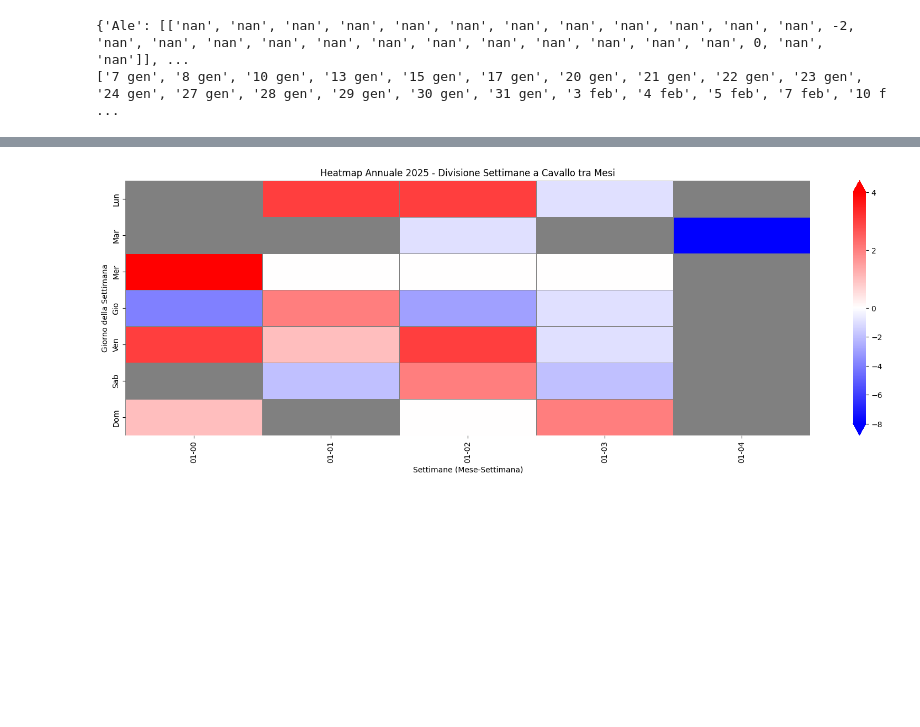
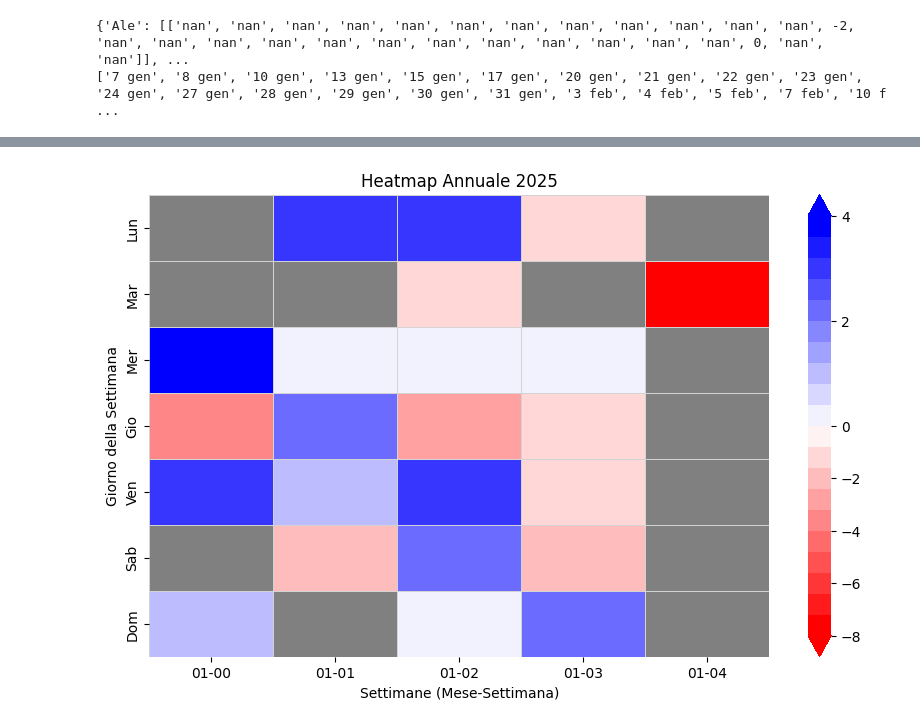
Before and after one commit to marcybon/test_nb, a Jupyter notebook: bestemmie_1.ipynb, the cells around one changed output, grey strips where cells are left out. Cells and saved outputs as stored; diff of their text form; code cells hidden in the pictures; blank space fills up the shorter version.

```diff
--- a/bestemmie_1.ipynb
+++ b/bestemmie_1.ipynb
@@ -682,37 +679,37 @@ def crea_heatmap_annuale(anno):
     # Aggrega i valori per settimana e giorno (media dei valori se più persone hanno dati)
     df = df.groupby(['Settimana', 'Giorno'], as_index=False).mean()
 
     # Pivot per creare la matrice per la heatmap
     df_pivot = df.pivot(index='Giorno', columns='Settimana', values='Valore')
     df_pivot = df_pivot.reindex(giorni_settimana)  # Ordina i giorni della settimana
 
     # Definisci la colormap per daltonici (blu → bianco → rosso)
-    colors = ["blue", "white", "red"]
-    custom_cmap = LinearSegmentedColormap.from_list("custom_cmap", colors, N=256)
+    colors = ["red", "white", "blue"]
+    custom_cmap = LinearSegmentedColormap.from_list("custom_cmap", colors, N=20)
 
     # Normalizzazione centrata su 0
     norm = TwoSlopeNorm(vmin=df_pivot.min().min(), vcenter=0, vmax=df_pivot.max().max())
 
     # Crea una maschera per i valori NaN (grigio)
     mask = df_pivot.isnull()
 
     # Crea la heatmap
-    plt.figure(figsize=(20, 6))
+    plt.figure(figsize=(10, 6))
     ax = sns.heatmap(
         df_pivot, annot=False, cmap=custom_cmap, fmt='d', norm=norm,
-        linewidths=0.5, linecolor='gray', mask=mask, cbar_kws={'extend': 'both'}
+        linewidths=0.5, linecolor='lightgray', mask=mask, cbar_kws={'extend': 'both'}
     )
 
     # Imposta lo sfondo delle celle NaN a grigio
     ax.set_facecolor('grey')
 
-    plt.title(f'Heatmap Annuale {anno} - Divisione Settimane a Cavallo tra Mesi')
+    plt.title(f'Heatmap Annuale {anno}')
     plt.xlabel('Settimane (Mese-Settimana)')
     plt.ylabel('Giorno della Settimana')
-    plt.xticks(rotation=90)
+    plt.xticks(rotation=0)
     plt.show()
 
 # Esempio di utilizzo:
 crea_heatmap_annuale(2025)
 # %% [output]
-[figure, old version]
+[figure, new version]
```
Also changed, not shown: parts of 5 cells of this notebook.
